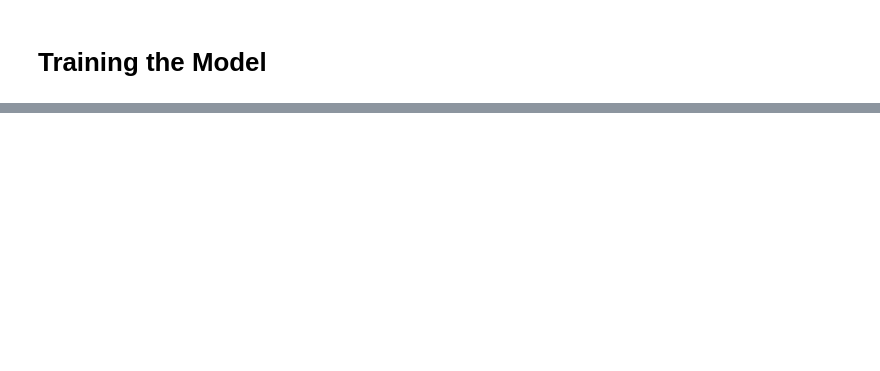
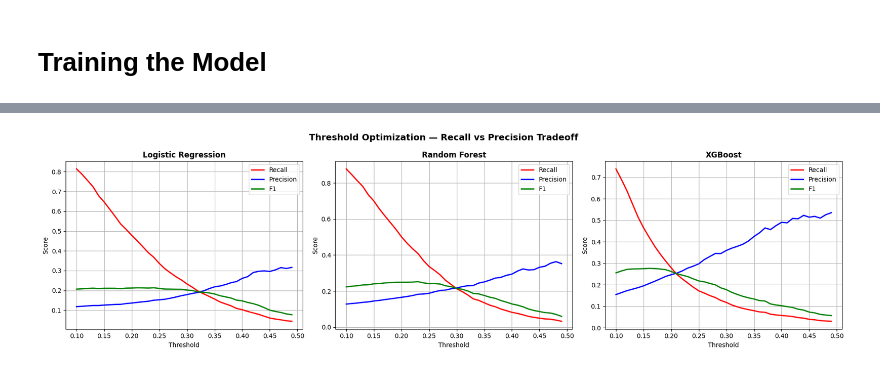
Before and after one commit to analyst-ted/hospital-readmission-prediction, a Jupyter notebook: notebooks/04_model_training.ipynb, the cells around one changed output, grey strips where cells are left out. Saved outputs shown, nothing was run; the diff lists cells and outputs as text; code cells hidden in the pictures; blank space fills up the shorter version.

```diff
--- a/notebooks/04_model_training.ipynb
+++ b/notebooks/04_model_training.ipynb
@@ -34,0 +101,18 @@ Likely causes:
+# %%
+print("Training Random Forest...")
+print("(This may take a few minutes...)")
+
+rf_model = RandomForestClassifier(
+    n_estimators=100,
+    random_state=42,
+    n_jobs=-1        # Uses all CPU cores
+)
+rf_model.fit(X_train, y_train)
+
+rf_results = evaluate_model(
+    'Random Forest',
+    rf_model,
+    X_test,
+    y_test
+)
+print("\nRandom Forest training complete!")
@@ -34,0 +269,29 @@ Likely causes:
+# %%
+fig, axes = plt.subplots(1, 3, figsize=(18, 5))
+
+models_data = [
+    ('Logistic Regression', lr_thresh_df),
+    ('Random Forest', rf_thresh_df),
+    ('XGBoost', xgb_thresh_df)
+]
+
+for ax, (name, df_thresh) in zip(axes, models_data):
+    ax.plot(df_thresh['Threshold'], df_thresh['Recall'],
+            label='Recall', color='red', linewidth=2)
+    ax.plot(df_thresh['Threshold'], df_thresh['Precision'],
+            label='Precision', color='blue', linewidth=2)
+    ax.plot(df_thresh['Threshold'], df_thresh['F1'],
+            label='F1', color='green', linewidth=2)
+    ax.set_title(f'{name}', fontweight='bold')
+    ax.set_xlabel('Threshold')
+    ax.set_ylabel('Score')
+    ax.legend()
+    ax.grid(True)
+
+plt.suptitle('Threshold Optimization — Recall vs Precision Tradeoff',
+             fontsize=14, fontweight='bold')
+plt.tight_layout()
+plt.savefig('../reports/11_threshold_optimization.png', dpi=150, bbox_inches='tight')
+plt.show()
+# %% [output]
+[figure, added]
```
Also changed, not shown: parts of 16 cells of this notebook, 4 other files.
